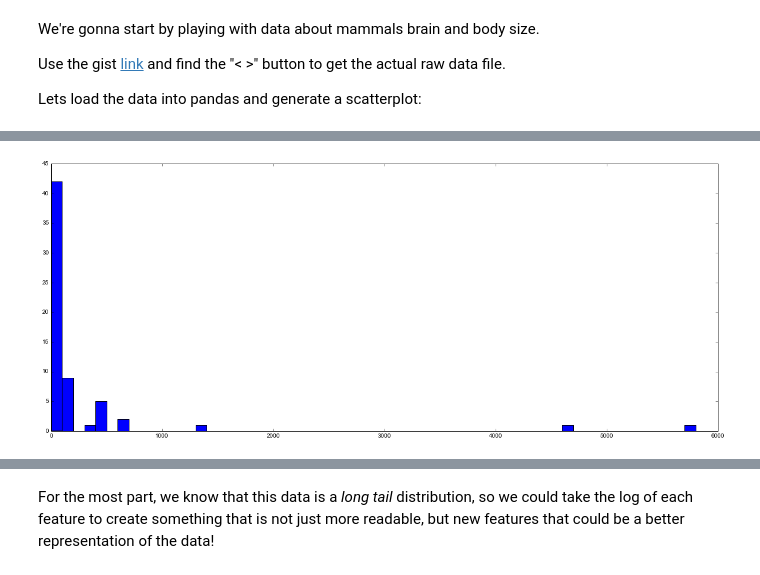
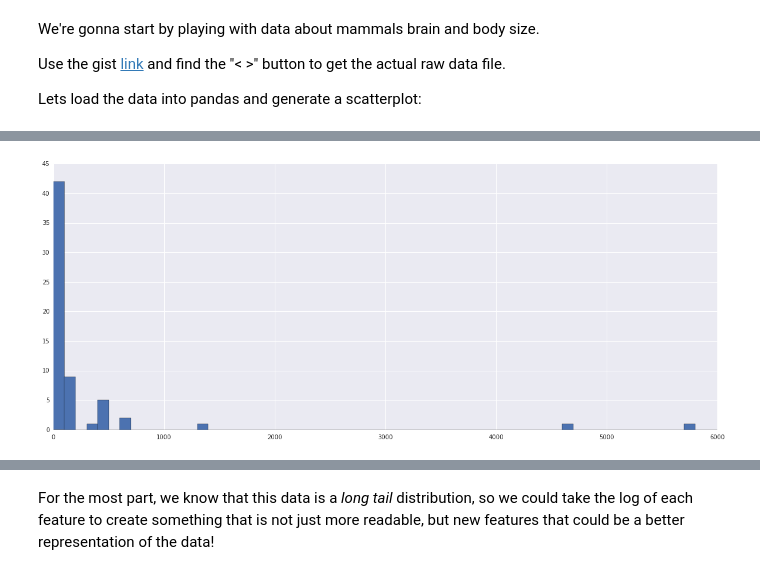
Before and after one commit to 2legit/DS_HK_4, a Jupyter notebook: notebooks/05 - Linear Regression.ipynb, the cells around one changed output, grey strips where cells are left out. Cells and saved outputs as stored; diff of their text form; code cells hidden in the pictures.

Commit message:
Seaborn Added

```diff
--- a/notebooks/05 - Linear Regression.ipynb
+++ b/notebooks/05 - Linear Regression.ipynb
@@ -280,14 +294,19 @@ What is the best value we could potentially have?
 %matplotlib inline
 import pandas as pd
 import numpy as np
+import matplotlib as mpl
 import matplotlib.pyplot as plt
+import seaborn as sns
 
 # Set some Pandas options
 pd.set_option('max_columns', 30)
 pd.set_option('max_rows', 20)
 
+# Default Plotting Size
+mpl.rc("figure", figsize=(20, 8))
+
 # Store data in a consistent place
-DATA_DIR = '../data/'
+DATA_DIR = 'ds/DS_HK_4/data/'
 # %% [markdown]
 ### Build an incredibly basic linear model function.
 # %%
@@ -377,6 +407,5 @@ plt.show()
 # %%
-plt.figure(figsize=(20,8))
 plt.hist(mammals['brain'], bins=range(0, 10000, 100))
 plt.show()
 # %% [output]
-[figure, old version]
+[figure, new version]
```
Also changed, not shown: parts of 14 cells of this notebook.
